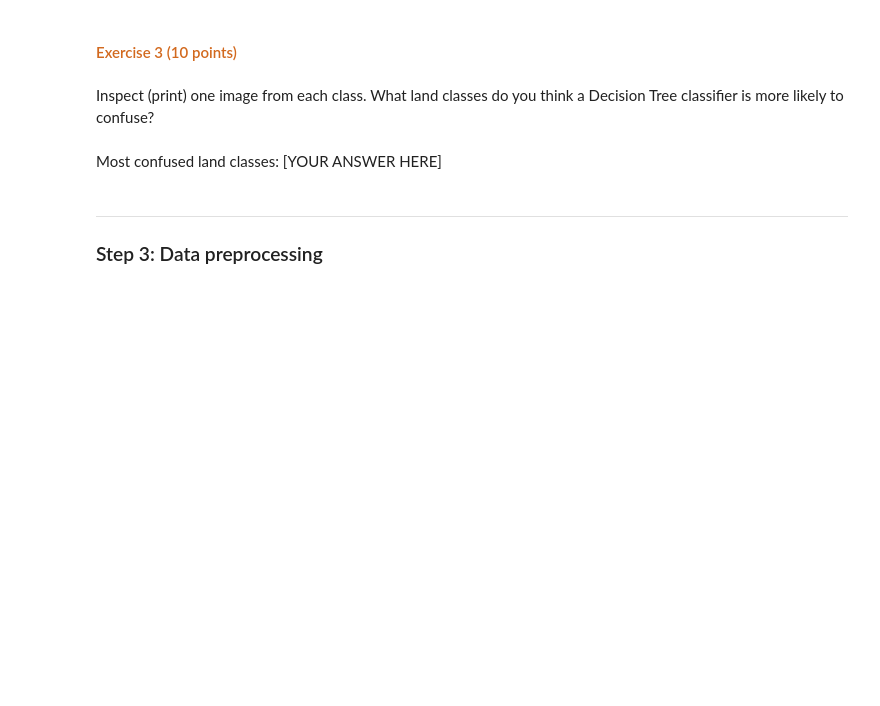
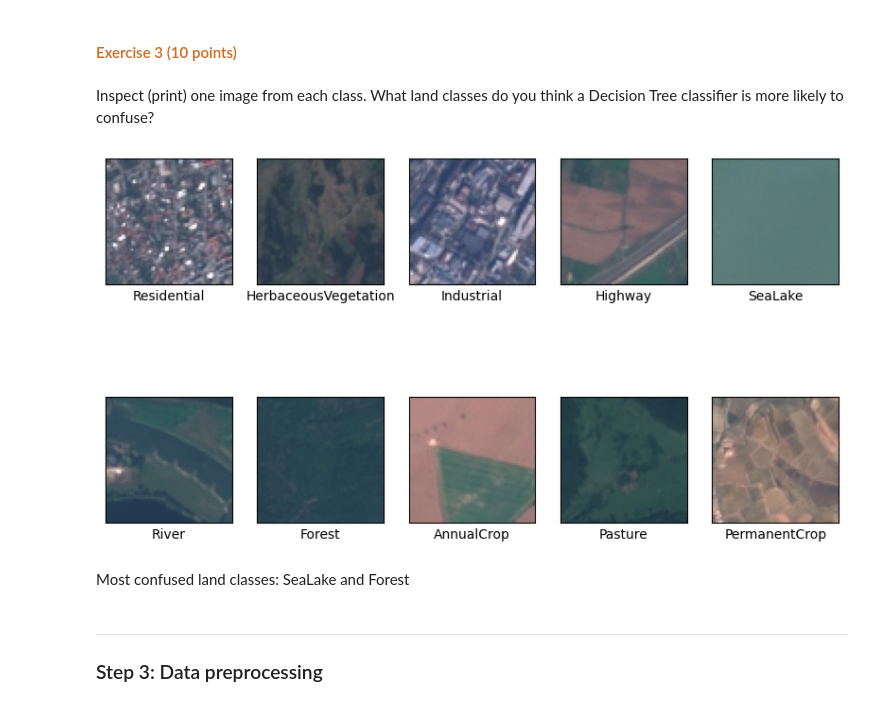
Before and after one commit to ming-berkeley/ds207_assignments, a Jupyter notebook: 07 Decision Forests.ipynb, the cells around one changed output. Cells and saved outputs as stored; diff of their text form; code cells hidden in the pictures; blank space fills up the shorter version.

```diff
--- a/07 Decision Forests.ipynb
+++ b/07 Decision Forests.ipynb
@@ -111,8 +172,30 @@ Comment on class balance: [YOUR ANSWER HERE]
 Inspect (print) one image from each class. What land classes do you think a Decision Tree classifier is more likely to confuse?
 # %%
 # FILL IN CODE HERE #
+from PIL import Image
+
+plt.figure(figsize=(10, 6))
+
+for img_folder, idx in land_cover.items():
+    img_folder_path = os.path.join(DATA_PATH, img_folder)
+
+    for img_file in os.listdir(img_folder_path):
+        img_file_path = os.path.join(img_folder_path, img_file)
+        break
+
+    plt.subplot(2, 5, idx+1)
+    plt.xlabel(img_folder)
+    plt.xticks([])
+    plt.yticks([])
+
+    im = Image.open(img_file_path)
+    plt.imshow(im)
+
+plt.show()
+# %% [output]
+[figure, added]
 # %% [markdown]
-Most confused land classes: [YOUR ANSWER HERE]
+Most confused land classes: SeaLake and Forest
 # %% [markdown]
 ---
 ### Step 3: Data preprocessing
```
Also changed, not shown: parts of 32 cells of this notebook, 3 other files.
